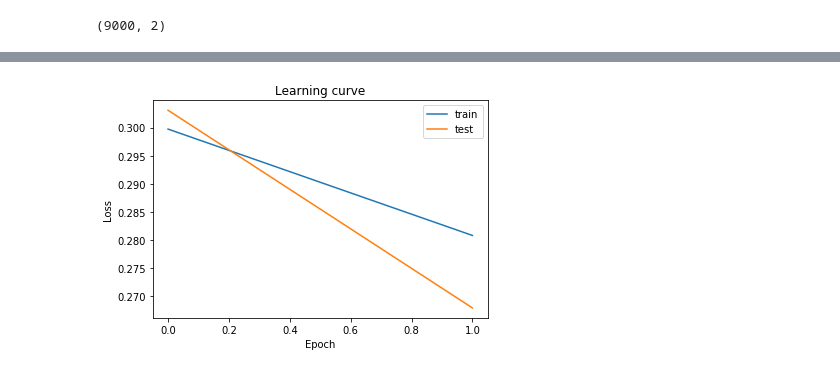
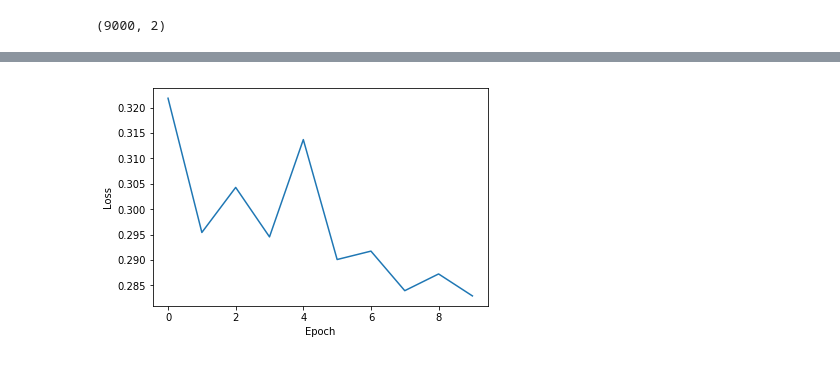
Before and after one commit to mstazherova/IDA2-Project, a Jupyter notebook: Breast Histopathology Images/playground_CNN.ipynb, the cells around one changed output, grey strips where cells are left out. Cells and saved outputs as stored; diff of their text form; code cells hidden in the pictures.

```diff
--- a/Breast Histopathology Images/playground_CNN.ipynb
+++ b/Breast Histopathology Images/playground_CNN.ipynb
@@ -84,13 +87,12 @@ _________________________________________________________________
 #from keras.callbacks import History
 #history = History()
 
-epochs = 2
+epochs = 10
 batch_size = 128
 
 learn_cnn = cnn.fit(X_train, y_train_onehot,
           batch_size=batch_size,
           epochs=epochs,
-          verbose=1,
-          validation_data=(X_test, y_test_onehot))
+          verbose=1)
           # callbacks=[history])
 # %% [output]
@@ -109,12 +124,7 @@ Test accuracy: 0.87
-# %%
-def plot_learning_curves(model, title):
-    plt.plot(model.history['val_loss'])
-    plt.plot(model.history['loss'])
-    plt.title(title)
-    plt.xlabel('Epoch')
-    plt.ylabel('Loss')
-    plt.legend(['train', 'test'], loc='upper right')
-
-plot_learning_curves(learn_cnn, 'Learning curve')
-# %% [output]
-[figure, removed]
+# %%
+plt.plot(learn_cnn.history['loss'])
+plt.xlabel('Epoch')
+plt.ylabel('Loss')
+plt.show()
+# %% [output]
+[figure, added]
```
Also changed, not shown: parts of 7 cells of this notebook.
